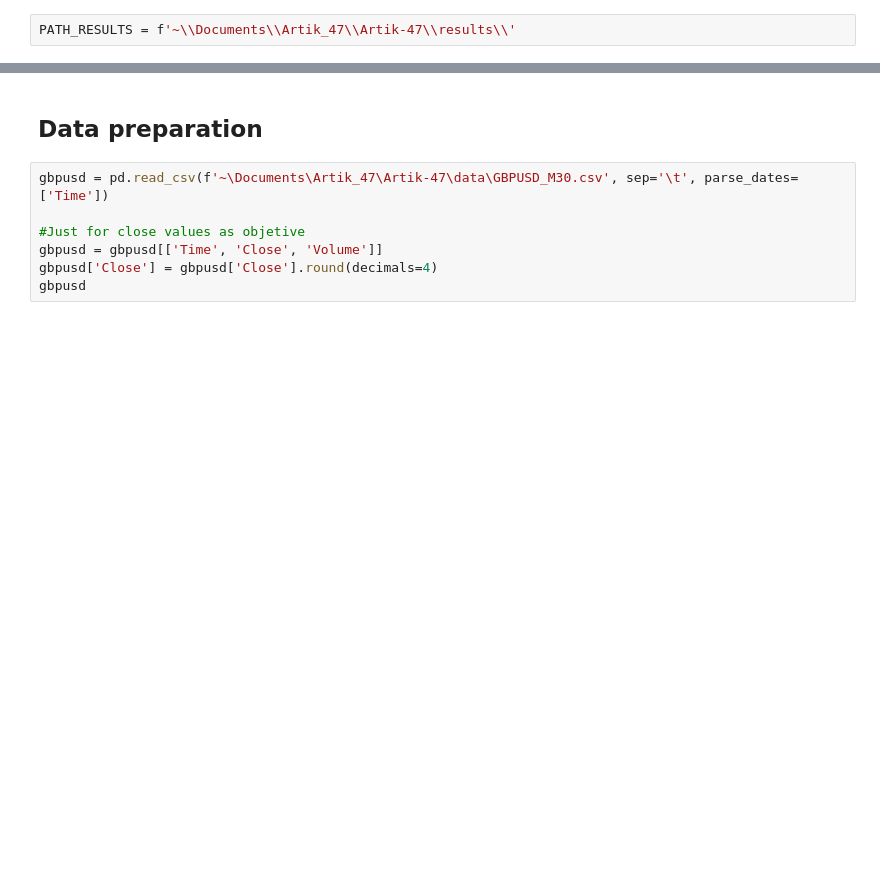
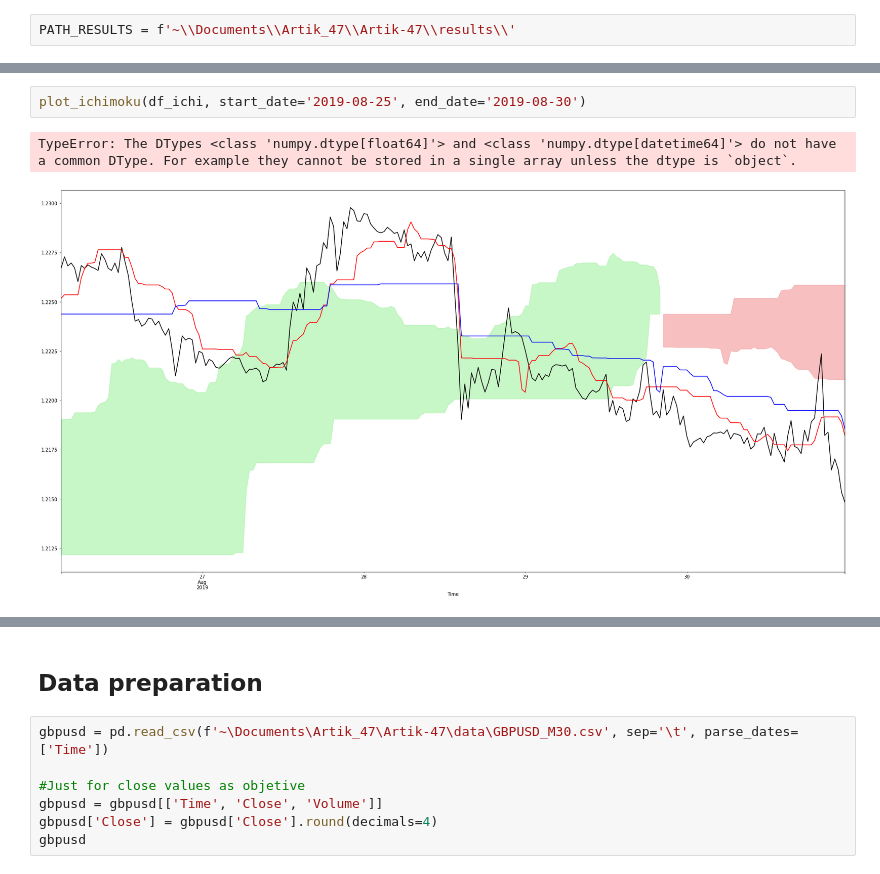
Before and after one commit to an3iitho/Artik-47, a Jupyter notebook: artik_main.ipynb, the cells around one changed output, grey strips where cells are left out. Cells and saved outputs as stored; diff of their text form; blank space fills up the shorter version.

```diff
--- a/artik_main.ipynb
+++ b/artik_main.ipynb
@@ -51,0 +639,5 @@ PATH_RESULTS = f'~\\Documents\\Artik_47\\Artik-47\\results\\'
+# %%
+plot_ichimoku(df_ichi, start_date='2019-08-25', end_date='2019-08-30')
+# %% [output]
+TypeError: The DTypes <class 'numpy.dtype[float64]'> and <class 'numpy.dtype[datetime64]'> do not have a common DType. For example they cannot be stored in a single array unless the dtype is `object`.
+[figure, added]
```
Also changed, not shown: parts of 36 cells of this notebook.
